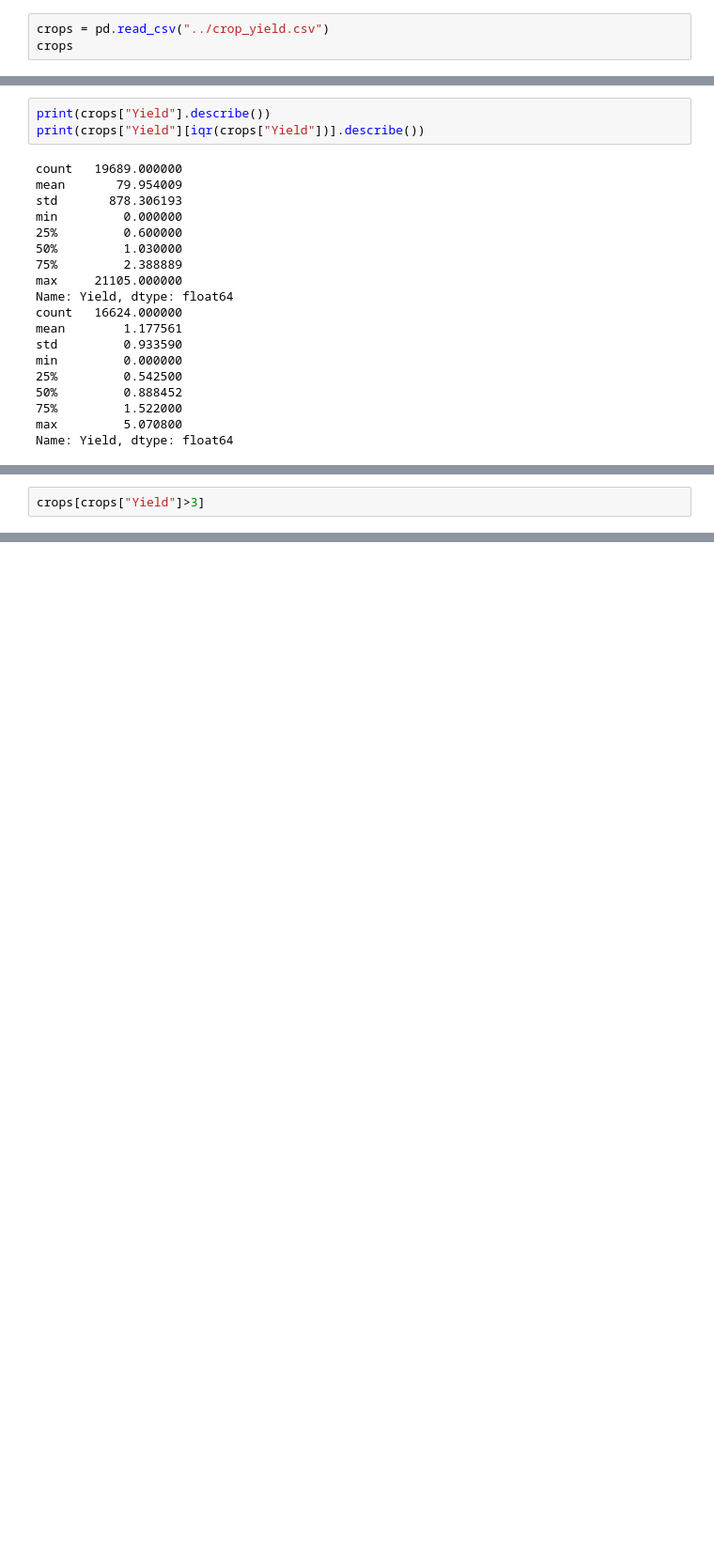
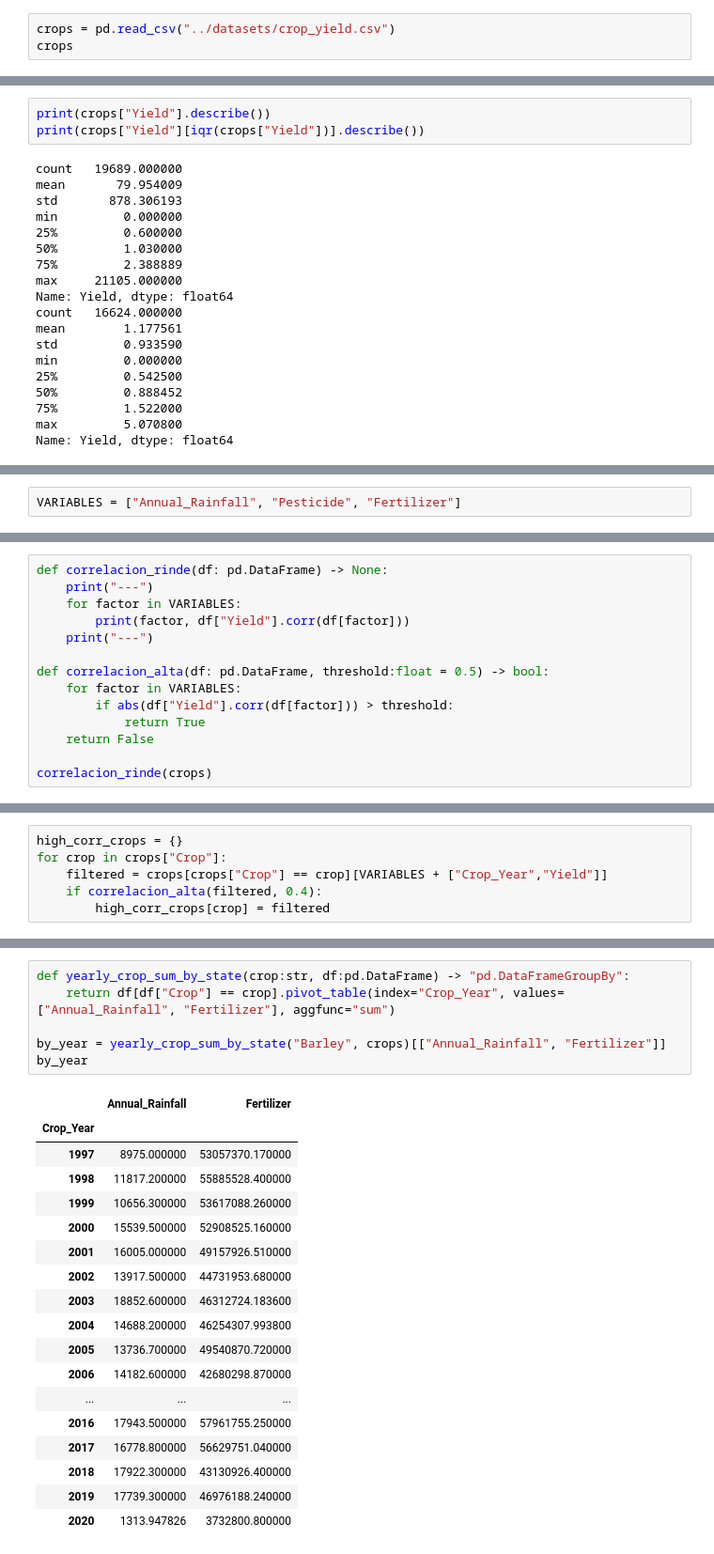
Before and after one commit to masouto94/FLACSOCienciaDeDatos, a Jupyter notebook: trabajoFinal/cropYield.ipynb, the cells around one changed output, grey strips where cells are left out. Shown at 94% size. Cells and saved outputs as stored; diff of their text form; blank space fills up the shorter version.

```diff
--- a/trabajoFinal/cropYield.ipynb
+++ b/trabajoFinal/cropYield.ipynb
@@ -9,7 +9,7 @@ pd.set_option("display.float_format", "{:.6f}".format)
 # %% [markdown]
 El dataset es bla bla bla [disponible aquí](https://www.kaggle.com/datasets/akshatgupta7/crop-yield-in-indian-states-dataset)
 # %%
-crops = pd.read_csv("../crop_yield.csv")
+crops = pd.read_csv("../datasets/crop_yield.csv")
 crops
 # %% [output]
 |  | Crop | Crop_Year | Season | State | Area | Production | Annual_Rainfall | Fertilizer | Pesticide | ... |
@@ -298,2 +300,2 @@ Name: Yield, dtype: float64
 # %%
-crops[crops["Yield"]>3]
+VARIABLES = ["Annual_Rainfall", "Pesticide", "Fertilizer"]
@@ -345,0 +304,14 @@ Name: Yield, dtype: float64
+# %%
+def correlacion_rinde(df: pd.DataFrame) -> None:
+    print("---")
+    for factor in VARIABLES:
+        print(factor, df["Yield"].corr(df[factor]))
+    print("---")
+
+def correlacion_alta(df: pd.DataFrame, threshold:float = 0.5) -> bool:
+    for factor in VARIABLES:
+        if abs(df["Yield"].corr(df[factor])) > threshold:
+            return True
+    return False
+
+correlacion_rinde(crops)
@@ -345,0 +326,6 @@ Name: Yield, dtype: float64
+# %%
+high_corr_crops = {}
+for crop in crops["Crop"]:
+    filtered = crops[crops["Crop"] == crop][VARIABLES + ["Crop_Year","Yield"]]
+    if correlacion_alta(filtered, 0.4):
+        high_corr_crops[crop] = filtered
@@ -363,0 +368,25 @@ crops.iloc[norm.dropna().index,:]
+# %%
+def yearly_crop_sum_by_state(crop:str, df:pd.DataFrame) -> "pd.DataFrameGroupBy":
+    return df[df["Crop"] == crop].pivot_table(index="Crop_Year", values=["Annual_Rainfall", "Fertilizer"], aggfunc="sum")
+
+by_year = yearly_crop_sum_by_state("Barley", crops)[["Annual_Rainfall", "Fertilizer"]]
+by_year
+# %% [output]
+|  | Annual_Rainfall | Fertilizer |
+| Crop_Year |  |  |
+| 1997 | 8975.000000 | 53057370.170000 |
+| 1998 | 11817.200000 | 55885528.400000 |
+| 1999 | 10656.300000 | 53617088.260000 |
+| 2000 | 15539.500000 | 52908525.160000 |
+| 2001 | 16005.000000 | 49157926.510000 |
+| 2002 | 13917.500000 | 44731953.680000 |
+| 2003 | 18852.600000 | 46312724.183600 |
+| 2004 | 14688.200000 | 46254307.993800 |
+| 2005 | 13736.700000 | 49540870.720000 |
+| 2006 | 14182.600000 | 42680298.870000 |
+| ... | ... | ... |
+| 2016 | 17943.500000 | 57961755.250000 |
+| 2017 | 16778.800000 | 56629751.040000 |
+| 2018 | 17922.300000 | 43130926.400000 |
+| 2019 | 17739.300000 | 46976188.240000 |
+| 2020 | 1313.947826 | 3732800.800000 |
```
Also changed, not shown: parts of 11 cells of this notebook, 2 other files.
